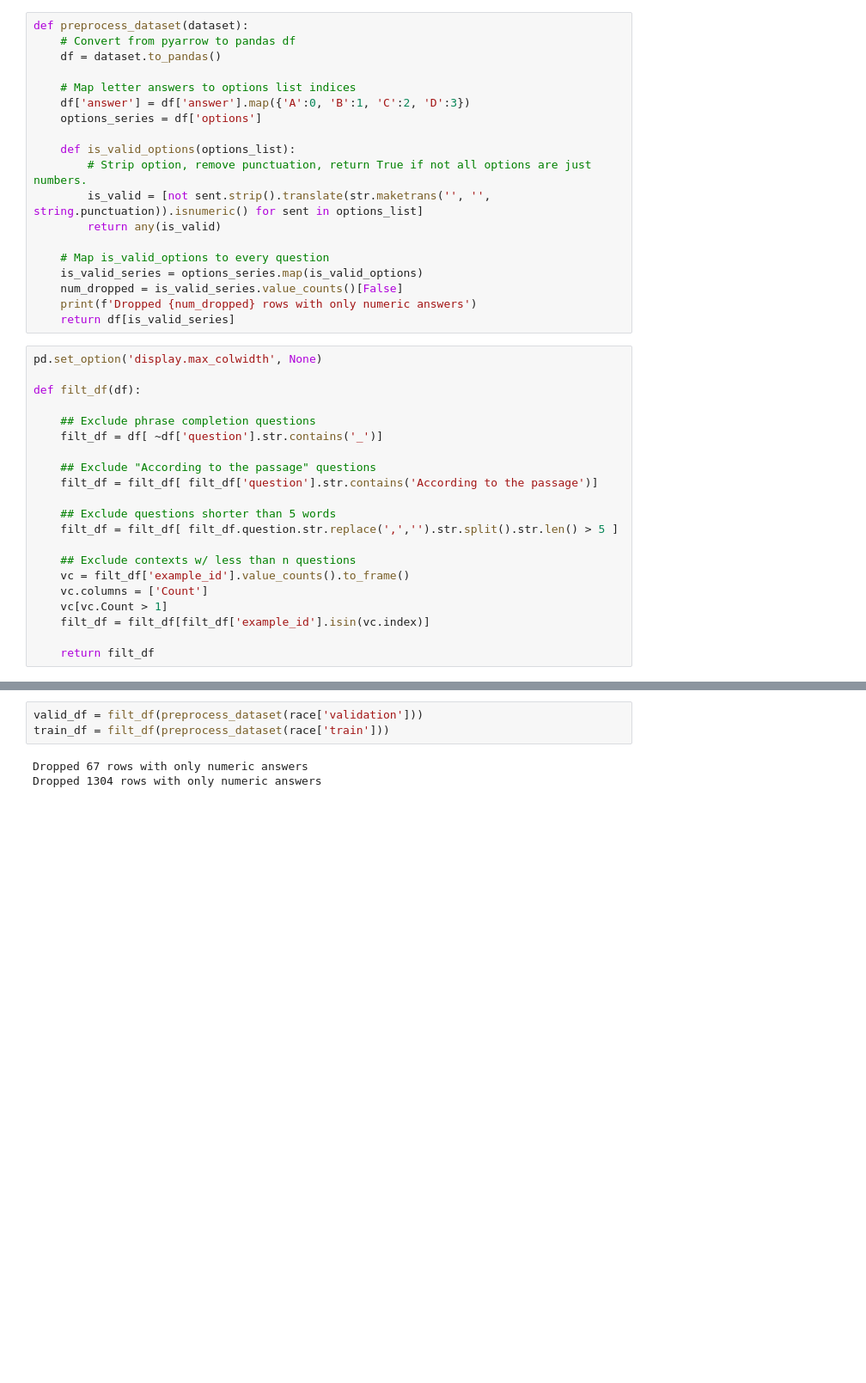
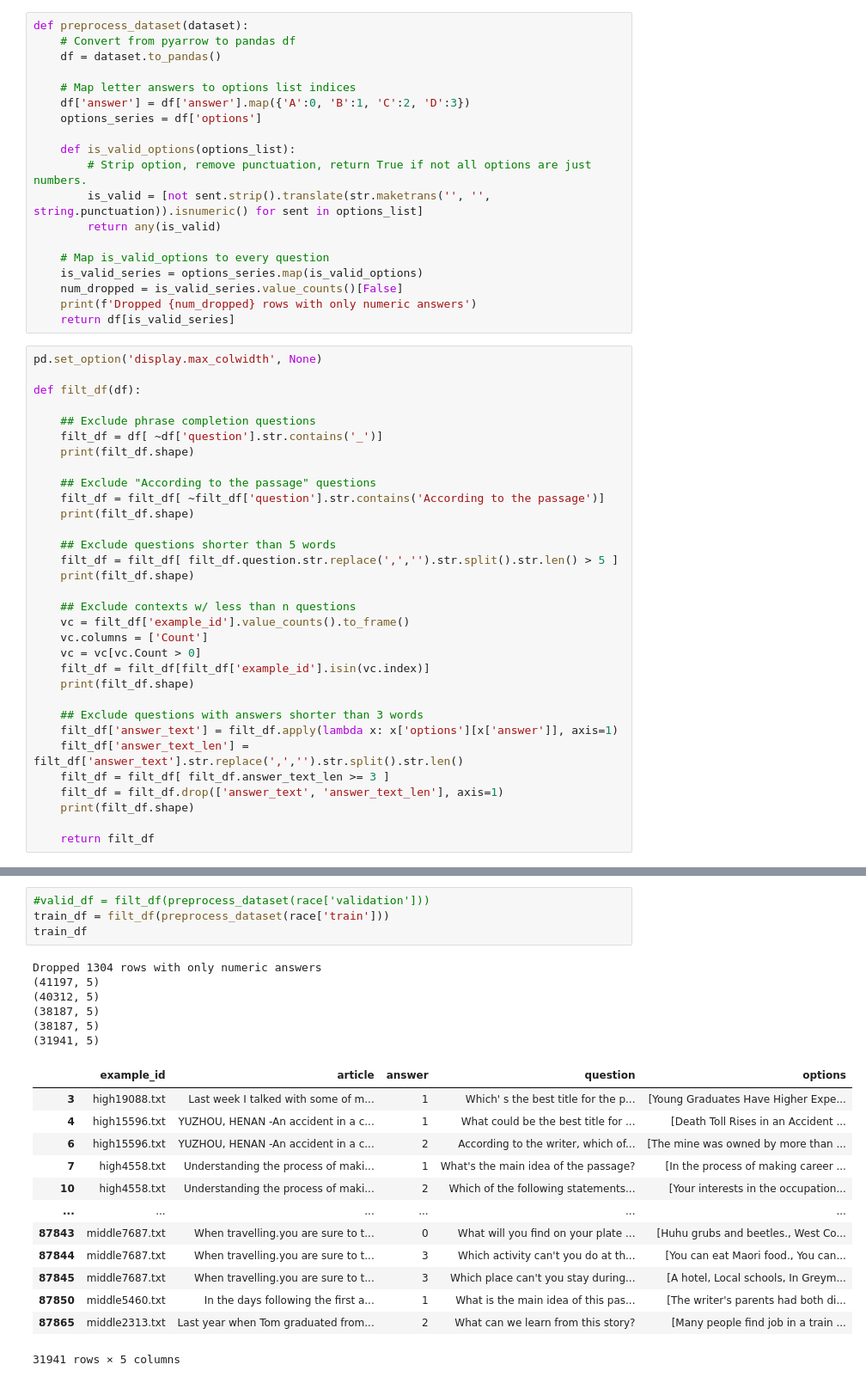
Before and after one commit to rbolline/Neural-Question-Generation-with-GPT-J, a Jupyter notebook: data_split.ipynb, the cells around one changed output, grey strips where cells are left out. Shown at 86% size. Saved outputs shown, nothing was run; the diff lists cells and outputs as text; blank space fills up the shorter version.

Commit message:
Adding preprocessing rules

```diff
--- a/data_split.ipynb
+++ b/data_split.ipynb
@@ -30,18 +30,29 @@ def filt_df(df):
 
     ## Exclude phrase completion questions
     filt_df = df[ ~df['question'].str.contains('_')]
+    print(filt_df.shape)
 
     ## Exclude "According to the passage" questions
-    filt_df = filt_df[ filt_df['question'].str.contains('According to the passage')]
+    filt_df = filt_df[ ~filt_df['question'].str.contains('According to the passage')]
+    print(filt_df.shape)
 
     ## Exclude questions shorter than 5 words
     filt_df = filt_df[ filt_df.question.str.replace(',','').str.split().str.len() > 5 ]
+    print(filt_df.shape)
 
     ## Exclude contexts w/ less than n questions
     vc = filt_df['example_id'].value_counts().to_frame()
     vc.columns = ['Count']
-    vc[vc.Count > 1]
+    vc = vc[vc.Count > 0]
     filt_df = filt_df[filt_df['example_id'].isin(vc.index)]
+    print(filt_df.shape)
+
+    ## Exclude questions with answers shorter than 3 words
+    filt_df['answer_text'] = filt_df.apply(lambda x: x['options'][x['answer']], axis=1)
+    filt_df['answer_text_len'] = filt_df['answer_text'].str.replace(',','').str.split().str.len()
+    filt_df = filt_df[ filt_df.answer_text_len >= 3 ]
+    filt_df = filt_df.drop(['answer_text', 'answer_text_len'], axis=1)
+    print(filt_df.shape)
 
     return filt_df
 # %%
@@ -53,6 +66,24 @@ race_train
 # %%
-valid_df = filt_df(preprocess_dataset(race['validation']))
+#valid_df = filt_df(preprocess_dataset(race['validation']))
 train_df = filt_df(preprocess_dataset(race['train']))
+train_df
 # %% [output]
-Dropped 67 rows with only numeric answers
 Dropped 1304 rows with only numeric answers
+(41197, 5)
+(40312, 5)
+(38187, 5)
+(38187, 5)
+(31941, 5)
+|  | example_id | article | answer | question | options |
+| 3 | high19088.txt | Last week I talked with some of m... | 1 | Which' s the best title for the p... | [Young Graduates Have Higher Expe... |
+| 4 | high15596.txt | YUZHOU, HENAN -An accident in a c... | 1 | What could be the best title for ... | [Death Toll Rises in an Accident ... |
+| 6 | high15596.txt | YUZHOU, HENAN -An accident in a c... | 2 | According to the writer, which of... | [The mine was owned by more than ... |
+| 7 | high4558.txt | Understanding the process of maki... | 1 | What's the main idea of the passage? | [In the process of making career ... |
+| 10 | high4558.txt | Understanding the process of maki... | 2 | Which of the following statements... | [Your interests in the occupation... |
+| ... | ... | ... | ... | ... | ... |
+| 87843 | middle7687.txt | When travelling.you are sure to t... | 0 | What will you find on your plate ... | [Huhu grubs and beetles., West Co... |
+| 87844 | middle7687.txt | When travelling.you are sure to t... | 3 | Which activity can't you do at th... | [You can eat Maori food., You can... |
+| 87845 | middle7687.txt | When travelling.you are sure to t... | 3 | Which place can't you stay during... | [A hotel, Local schools, In Greym... |
+| 87850 | middle5460.txt | In the days following the first a... | 1 | What is the main idea of this pas... | [The writer's parents had both di... |
+| 87865 | middle2313.txt | Last year when Tom graduated from... | 2 | What can we learn from this story? | [Many people find job in a train ... |
+31941 rows × 5 columns
```
Also changed, not shown: parts of 4 cells of this notebook.
